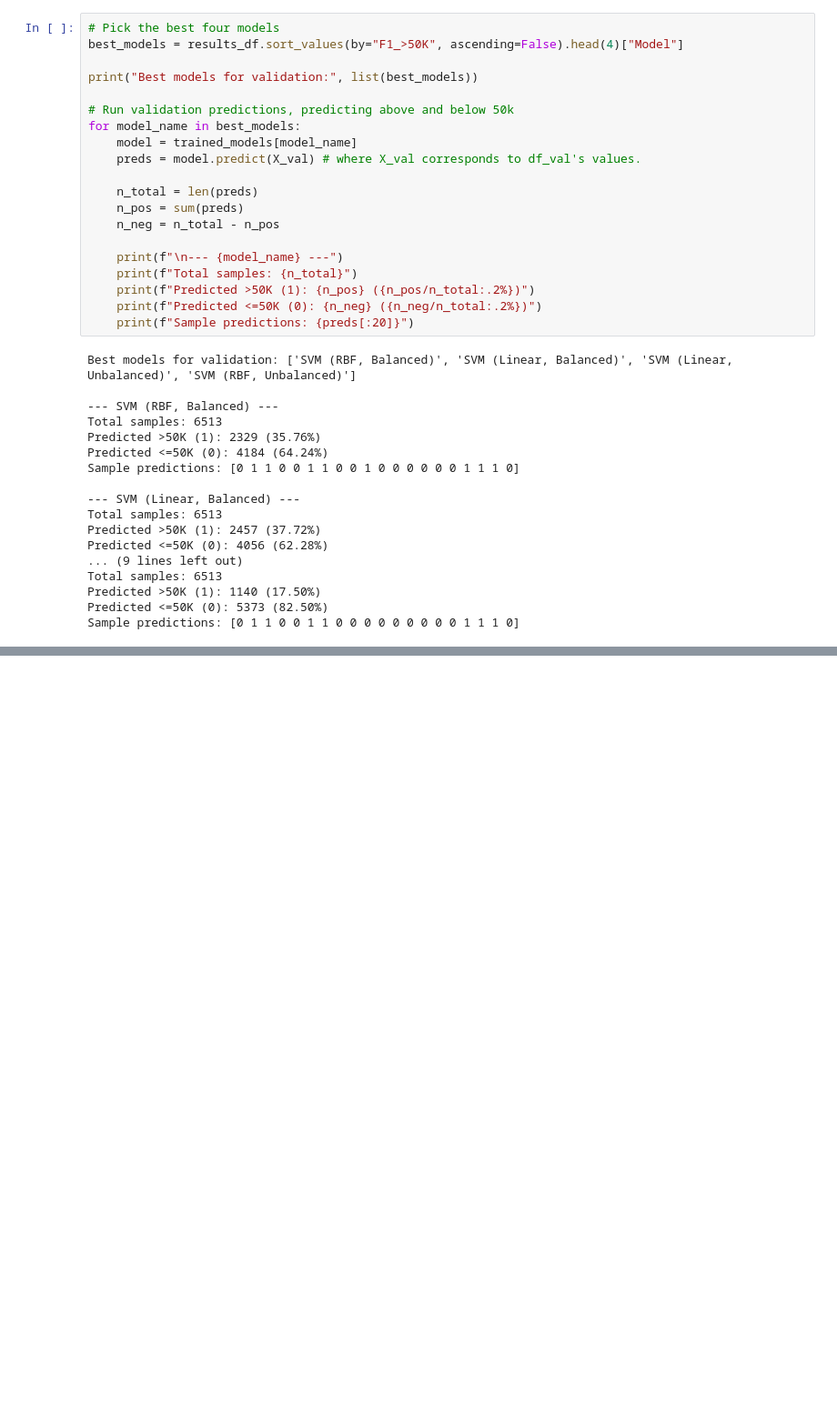
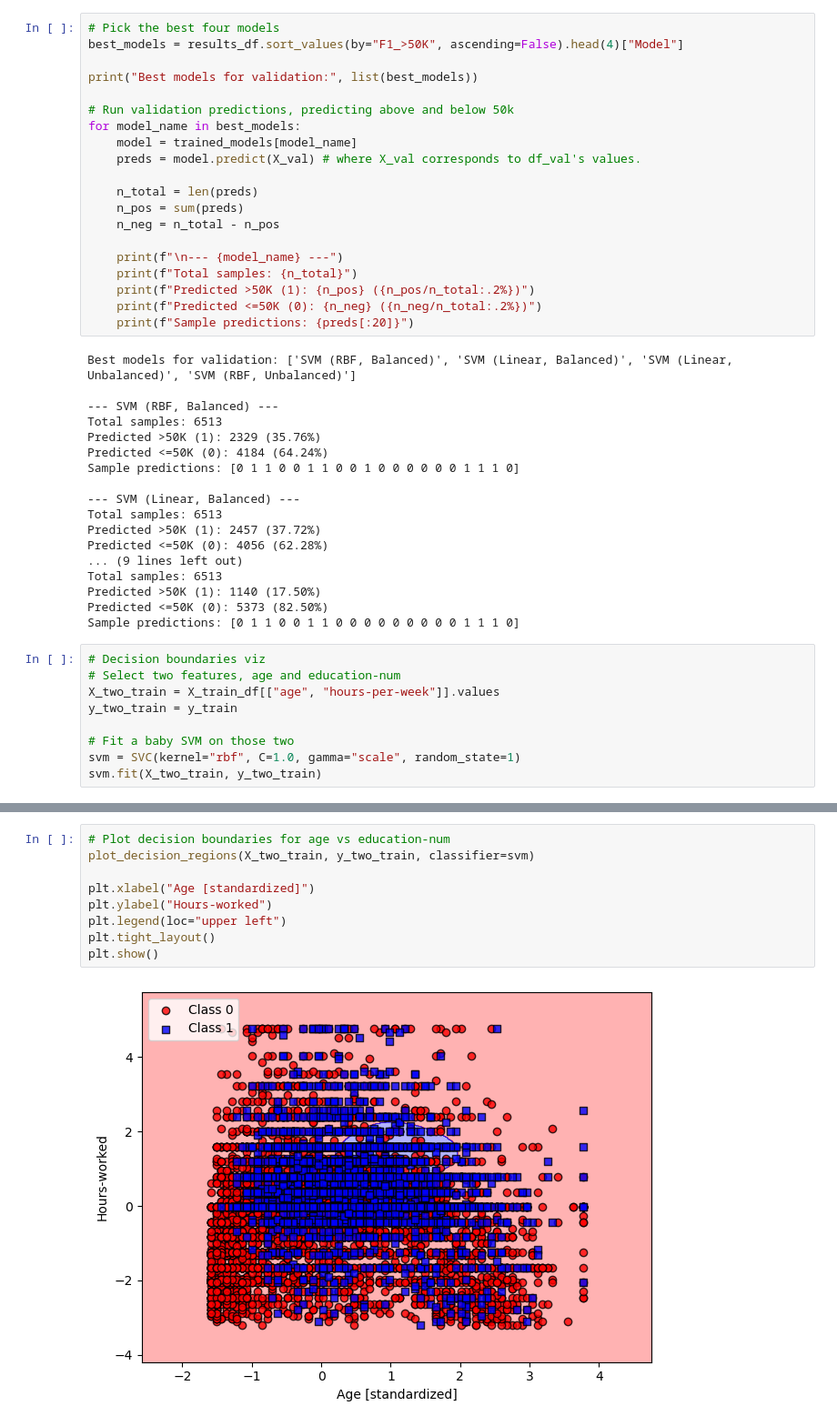
Before and after one commit to EricaCamelopardalis/MS_Classifiers, a Jupyter notebook: Project1.ipynb, the cells around one changed output, grey strips where cells are left out. Shown at 91% size. Drawn from its saved outputs; the diff is of its cells as text; blank space fills up the shorter version.

Commit message:
Added SVM and LogReg decision boundaries, and C value comparisons

```diff
--- a/Project1.ipynb
+++ b/Project1.ipynb
@@ -745,3 +761,12 @@ Total samples: 6513
 Predicted >50K (1): 1140 (17.50%)
 Predicted <=50K (0): 5373 (82.50%)
 Sample predictions: [0 1 1 0 0 1 1 0 0 0 0 0 0 0 0 0 1 1 1 0]
+# %%
+# Decision boundaries viz
+# Select two features, age and education-num
+X_two_train = X_train_df[["age", "hours-per-week"]].values
+y_two_train = y_train
+
+# Fit a baby SVM on those two
+svm = SVC(kernel="rbf", C=1.0, gamma="scale", random_state=1)
+svm.fit(X_two_train, y_two_train)
@@ -747,0 +820,11 @@ Sample predictions: [0 1 1 0 0 1 1 0 0 0 0 0 0 0 0 0 1 1 1 0]
+# %%
+# Plot decision boundaries for age vs education-num
+plot_decision_regions(X_two_train, y_two_train, classifier=svm)
+
+plt.xlabel("Age [standardized]")
+plt.ylabel("Hours-worked")
+plt.legend(loc="upper left")
+plt.tight_layout()
+plt.show()
+# %% [output]
+[figure, added]
```
Also changed, not shown: parts of 6 cells of this notebook.
